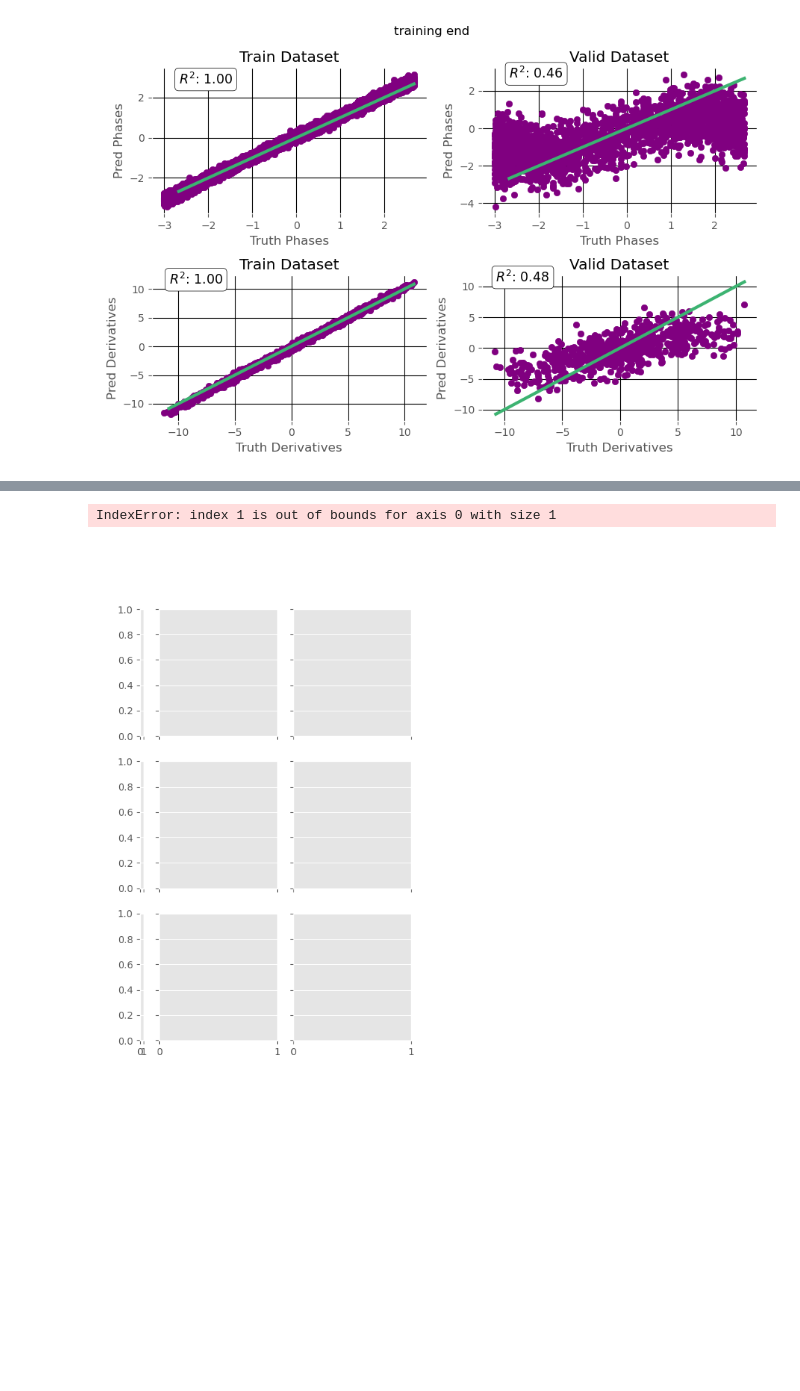
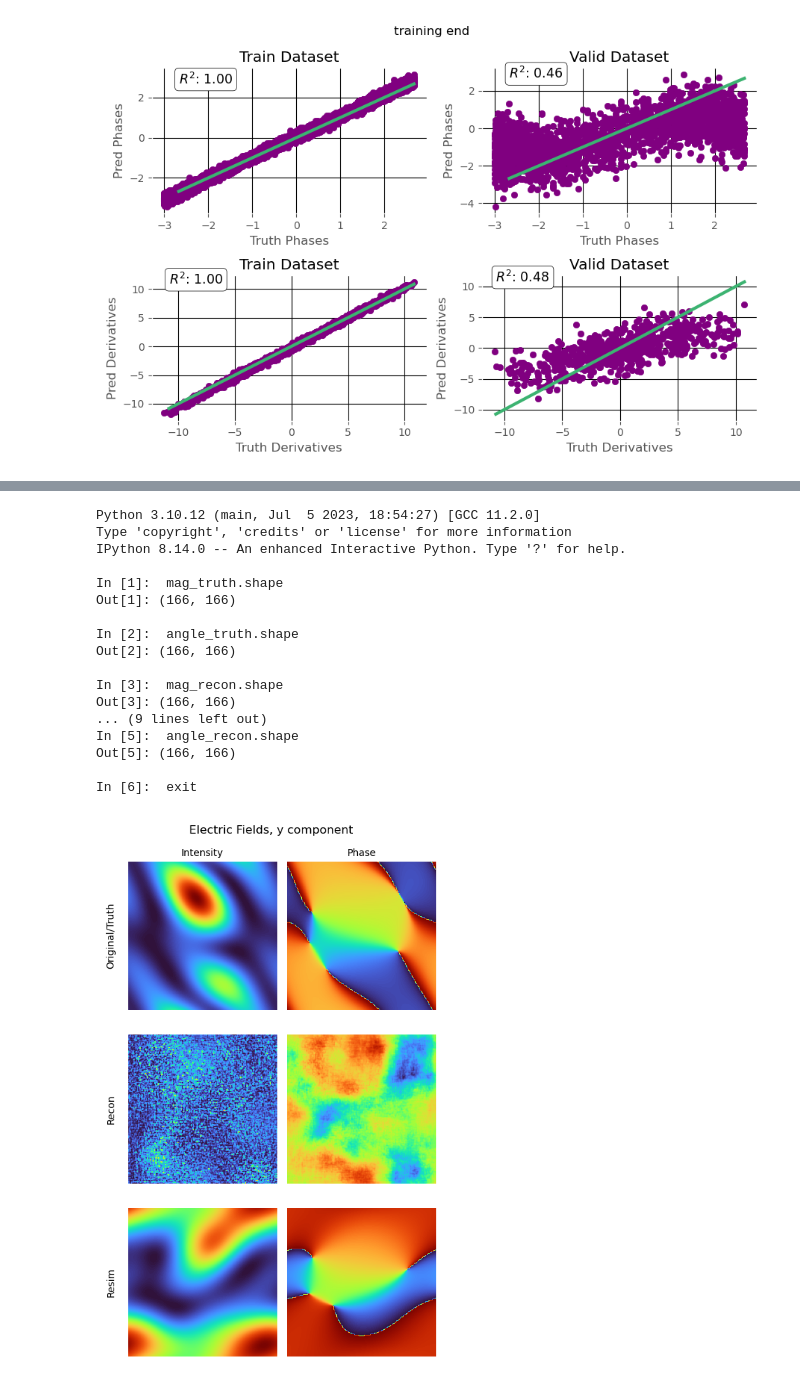
Before and after one commit to Kovaleski-Research-Lab/Surrogate_Model, a Jupyter notebook: src/evaluation/eval.ipynb, the cells around one changed output, grey strips where cells are left out. Cells and saved outputs as stored; diff of their text form; code cells hidden in the pictures; blank space fills up the shorter version.

Commit message:
working on visualing dft fields in eval

```diff
--- a/src/evaluation/eval.ipynb
+++ b/src/evaluation/eval.ipynb
@@ -45,13 +45,13 @@ def get_results(exp_name,stage,resim=False,resim_index=None,folder_name=None):
     if resim == True:
 
         try:
-            resim_train_results = pickle.load(open(os.path.join(path_results, folder_name, "train_info", f"sample_{resim_index}.pkl"), "rb"))
+            resim_train_results = pickle.load(open(os.path.join(path_results, folder_name, "train_info", f"sample_{resim_index}_preprocessed.pkl"), "rb"))
             #resim_train_results = resim_train_results['near_fields_1550']['ey']
         except FileNotFoundError:
             resim_train_results = None
             print("no file for resim_train")
         try:
-            resim_valid_results = pickle.load(open(os.path.join(path_results, folder_name, "valid_info", f"sample_{resim_index}.pkl"), "rb"))
+            resim_valid_results = pickle.load(open(os.path.join(path_results, folder_name, "valid_info", f"sample_{resim_index}_preprocessed.pkl"), "rb"))
             #resim_valid_results = resim_valid_results['near_fields_1550']['ey']
         except:
             resim_valid_results = None
@@ -105,0 +115,5 @@ dict_keys(['near_fields_1550', 'near_fields_1060', 'near_fields_1300', 'near_fie
+# %%
+_, _, _, _, _, resim_train_eval, resim_valid_eval, _, _ = get_results(exp_name, stage=2, resim=True, resim_index=1)
+print(resim_train_eval['nf_1550_pred'].shape) #recon, shape = batch_size, x/y/z, mag/angle, x, y
+print(resim_train_eval['nf_1550_truth'].shape) #truth, shape = batch_size, mag/angle, x, y
+resim_train_eval.keys()
@@ -106,22 +127,25 @@ dict_keys(['near_fields_1550', 'near_fields_1060', 'near_fields_1300', 'near_fie
 # %%
-def plot_dft_fields(truth, recon, resim, target, batch=True, idx=None, savefig=False):
+import numpy as np
+import torch
+def plot_dft_fields(truth, recon, resim, target, idx=0, savefig=False):
+    cmap = 'turbo'
     fig, ax = plt.subplots(3, 3, sharey=True, sharex=True, figsize=(5,8), gridspec_kw={'width_ratios': [0.03, 1, 1]})
-    #fig.suptitle(target)
+    fig.suptitle("Electric Fields, y component")
 
-    abs_truth = truth[idx][0]
+    mag_truth = truth[idx][0]
     angle_truth = truth[idx][1]
-    abs_recon = recon[idx][0]
-    angle_recon = recon[idx][1]
-    abs_resim = np.abs(resim[idx])
-    angle_resim = np.angle(resim[idx])
+    mag_recon = recon[idx][1][0]
+    angle_recon = recon[idx][1][1]
+    mag_resim = resim[idx][1][0]
+    angle_resim = resim[idx][1][1]
 
-    ax[0][1].imshow(abs_truth**2, cmap = cmap, vmin = 0)
+    ax[0][1].imshow(mag_truth**2, cmap = cmap, vmin = 0)
     ax[0][2].imshow(angle_truth, cmap = cmap, vmin = -torch.pi, vmax = torch.pi)
 
-    ax[1][1].imshow(abs_recon**2, cmap = cmap, vmin = 0)
+    ax[1][1].imshow(mag_recon**2, cmap = cmap, vmin = 0)
     ax[1][2].imshow(angle_recon, cmap = cmap, vmin = -torch.pi, vmax = torch.pi)
 
-    ax[2][1].imshow(abs_resim**2, cmap = cmap, vmin = 0)
+    ax[2][1].imshow(mag_resim**2, cmap = cmap, vmin = 0)
     ax[2][2].imshow(angle_resim, cmap = cmap, vmin = -torch.pi, vmax = torch.pi)
 
     column_titles = ['Intensity', 'Phase']
@@ -131,7 +155,6 @@ def plot_dft_fields(truth, recon, resim, target, batch=True, idx=None, savefig=F
         ax[0][j+1].set_title(column_titles[j], fontsize=10)
 
     for i in range(3):
-        #ax[i][0].set_ylabel(row_titles[i], fontsize=10)
         ax[i][0].text(-0.5, 0.5, row_titles[i], transform = ax[i][0].transAxes, rotation=90, ha='center', va='center', fontsize=10)
         ax[i][0].axis("off")
 
@@ -142,10 +165,26 @@ def plot_dft_fields(truth, recon, resim, target, batch=True, idx=None, savefig=F
 
     fig.tight_layout()
 # %%
-plot_dft_fields(resim_train_results, resim_train_results, resim_train_results, target=None)
+plot_dft_fields(resim_train_eval['nf_1550_truth'], resim_train_eval['nf_1550_pred'], resim_train_results['all_near_fields']['near_fields_1550'], target=None)
 # %% [output]
-IndexError: index 1 is out of bounds for axis 0 with size 1
+Python 3.10.12 (main, Jul  5 2023, 18:54:27) [GCC 11.2.0]
+Type 'copyright', 'credits' or 'license' for more information
+IPython 8.14.0 -- An enhanced Interactive Python. Type '?' for help.
+
+In [1]:  mag_truth.shape
+Out[1]: (166, 166)
+
+In [2]:  angle_truth.shape
+Out[2]: (166, 166)
+
+In [3]:  mag_recon.shape
+Out[3]: (166, 166)
+... (9 lines left out)
+In [5]:  angle_recon.shape
+Out[5]: (166, 166)
+
+In [6]:  exit
-[figure, old version]
+[figure, new version]
 # %%
 plt.close("all")
 # plot dft fields: truth image, recon image, resim image
```
Also changed, not shown: parts of 4 cells of this notebook.
